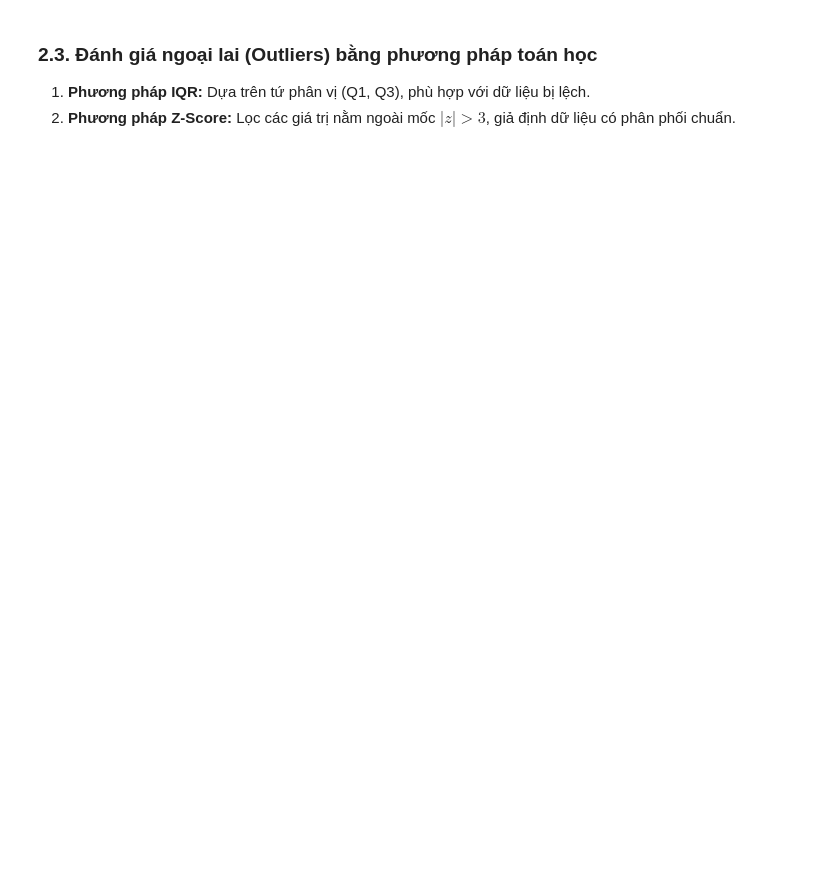
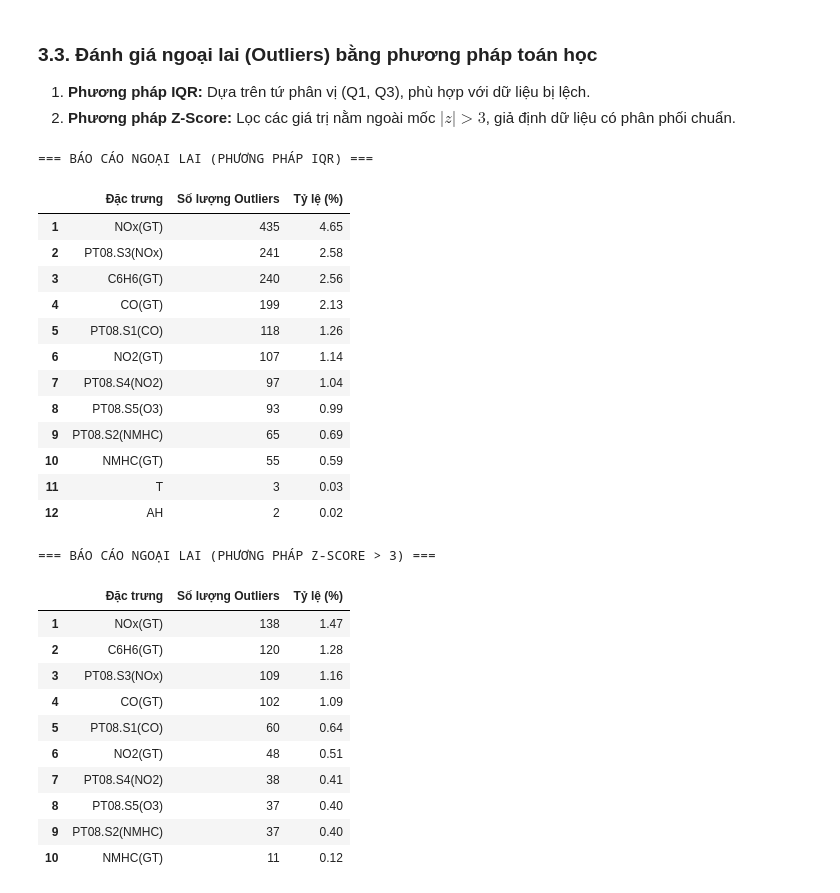
Before and after one commit to ImSoul0511/air-quality-co-regression, a Jupyter notebook: part2/part2_notebook.ipynb, the cells around one changed output. Saved outputs shown, nothing was run; the diff lists cells and outputs as text; code cells hidden in the pictures; blank space fills up the shorter version.

```diff
--- a/part2/part2_notebook.ipynb
+++ b/part2/part2_notebook.ipynb
@@ -160,4 +149,4 @@ plt.show()
 # %% [markdown]
-### 2.3. Đánh giá ngoại lai (Outliers) bằng phương pháp toán học
+### 3.3. Đánh giá ngoại lai (Outliers) bằng phương pháp toán học
 1. **Phương pháp IQR:** Dựa trên tứ phân vị (Q1, Q3), phù hợp với dữ liệu bị lệch.
 2. **Phương pháp Z-Score:** Lọc các giá trị nằm ngoài mốc $|z| > 3$, giả định dữ liệu có phân phối chuẩn.
@@ -218,0 +153,33 @@ display(df_z_display)
+# %%
+print("=== BÁO CÁO NGOẠI LAI (PHƯƠNG PHÁP IQR) ===")
+display(EDAToolkit.outlier_report_iqr(df_raw))
+
+print("\n=== BÁO CÁO NGOẠI LAI (PHƯƠNG PHÁP Z-SCORE > 3) ===")
+display(EDAToolkit.outlier_report_zscore(df_raw))
+# %% [output]
+=== BÁO CÁO NGOẠI LAI (PHƯƠNG PHÁP IQR) ===
+|  | Đặc trưng | Số lượng Outliers | Tỷ lệ (%) |
+| 1 | NOx(GT) | 435 | 4.65 |
+| 2 | PT08.S3(NOx) | 241 | 2.58 |
+| 3 | C6H6(GT) | 240 | 2.56 |
+| 4 | CO(GT) | 199 | 2.13 |
+| 5 | PT08.S1(CO) | 118 | 1.26 |
+| 6 | NO2(GT) | 107 | 1.14 |
+| 7 | PT08.S4(NO2) | 97 | 1.04 |
+| 8 | PT08.S5(O3) | 93 | 0.99 |
+| 9 | PT08.S2(NMHC) | 65 | 0.69 |
+| 10 | NMHC(GT) | 55 | 0.59 |
+| 11 | T | 3 | 0.03 |
+| 12 | AH | 2 | 0.02 |
+=== BÁO CÁO NGOẠI LAI (PHƯƠNG PHÁP Z-SCORE > 3) ===
+|  | Đặc trưng | Số lượng Outliers | Tỷ lệ (%) |
+| 1 | NOx(GT) | 138 | 1.47 |
+| 2 | C6H6(GT) | 120 | 1.28 |
+| 3 | PT08.S3(NOx) | 109 | 1.16 |
+| 4 | CO(GT) | 102 | 1.09 |
+| 5 | PT08.S1(CO) | 60 | 0.64 |
+| 6 | NO2(GT) | 48 | 0.51 |
+| 7 | PT08.S4(NO2) | 38 | 0.41 |
+| 8 | PT08.S5(O3) | 37 | 0.40 |
+| 9 | PT08.S2(NMHC) | 37 | 0.40 |
+| 10 | NMHC(GT) | 11 | 0.12 |
```
Also changed, not shown: parts of 22 cells of this notebook, 1 other file.
